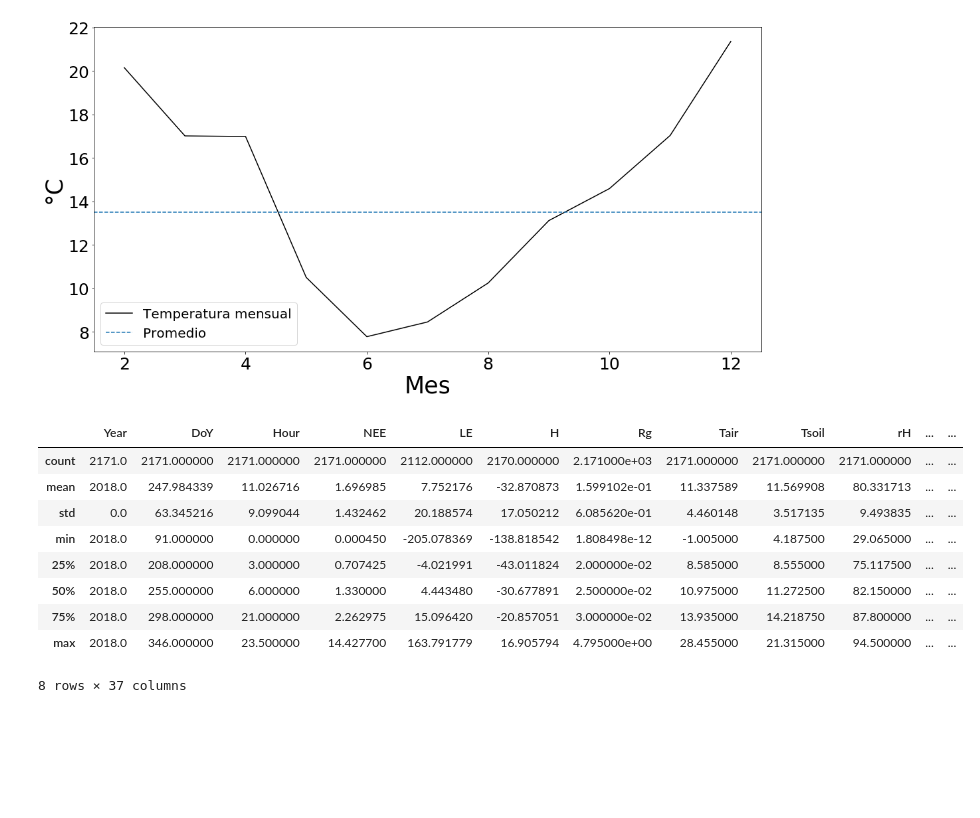
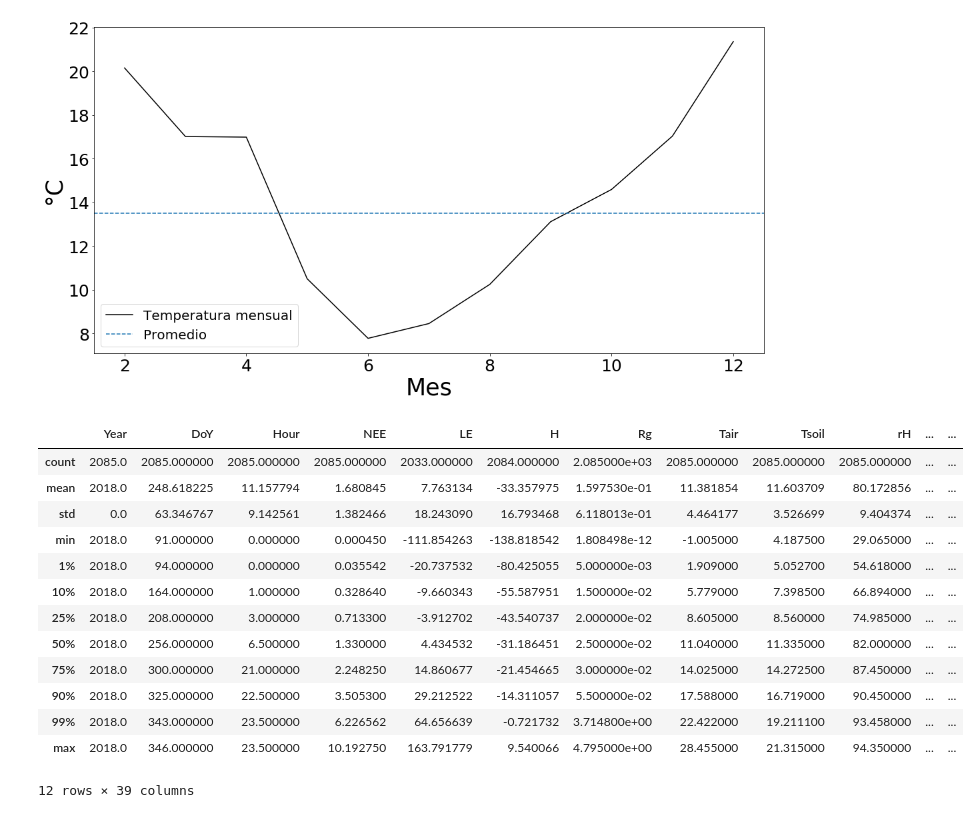
Before and after one commit to Nahu-11/Tesis, a Jupyter notebook: New scripts/Modelo.ipynb, the cells around one changed output. Drawn from its saved outputs; the diff is of its cells as text; code cells hidden in the pictures; blank space fills up the shorter version.

```diff
--- a/New scripts/Modelo.ipynb
+++ b/New scripts/Modelo.ipynb
@@ -264,6 +267,9 @@ Forma:
 max       5.133502e+02
 
 [10 rows x 37 columns]
+# %%
+datos['Error porcent'] = datos['   r_err_co2[%]'] + datos['   noise_co2[%]']
+datos['Error'] = abs(datos['Error porcent']/100 * datos['NEE'])
 # %%
 dias = np.array([0, 16, 46, 76,
                 107, 137, 168, 199,
@@ -295,21 +301,26 @@ plt.legend(['Temperatura mensual', 'Promedio'], fontsize= 20)
 # %%
 datos_validos = datos[(datos['Rg'] < 5)
                       & (datos['Ustar'] > 0.14167)
                       & pd.notna(datos['Tair'])
                       & (datos['NEE'] >= 0)
+                      & (datos['Error porcent'] < 40)
                      ]
-datos_validos.describe()
+datos_validos.describe([0.01, 0.1, 0.25, 0.5, 0.75, 0.9, 0.99])
 # %% [output]
 |  | Year | DoY | Hour | NEE | LE | H | Rg | Tair | Tsoil | rH | ... | ... |
-| count | 2171.0 | 2171.000000 | 2171.000000 | 2171.000000 | 2112.000000 | 2170.000000 | 2.171000e+03 | 2171.000000 | 2171.000000 | 2171.000000 | ... | ... |
-| mean | 2018.0 | 247.984339 | 11.026716 | 1.696985 | 7.752176 | -32.870873 | 1.599102e-01 | 11.337589 | 11.569908 | 80.331713 | ... | ... |
-| std | 0.0 | 63.345216 | 9.099044 | 1.432462 | 20.188574 | 17.050212 | 6.085620e-01 | 4.460148 | 3.517135 | 9.493835 | ... | ... |
-| min | 2018.0 | 91.000000 | 0.000000 | 0.000450 | -205.078369 | -138.818542 | 1.808498e-12 | -1.005000 | 4.187500 | 29.065000 | ... | ... |
-| 25% | 2018.0 | 208.000000 | 3.000000 | 0.707425 | -4.021991 | -43.011824 | 2.000000e-02 | 8.585000 | 8.555000 | 75.117500 | ... | ... |
-| 50% | 2018.0 | 255.000000 | 6.000000 | 1.330000 | 4.443480 | -30.677891 | 2.500000e-02 | 10.975000 | 11.272500 | 82.150000 | ... | ... |
-| 75% | 2018.0 | 298.000000 | 21.000000 | 2.262975 | 15.096420 | -20.857051 | 3.000000e-02 | 13.935000 | 14.218750 | 87.800000 | ... | ... |
-| max | 2018.0 | 346.000000 | 23.500000 | 14.427700 | 163.791779 | 16.905794 | 4.795000e+00 | 28.455000 | 21.315000 | 94.500000 | ... | ... |
+| count | 2085.0 | 2085.000000 | 2085.000000 | 2085.000000 | 2033.000000 | 2084.000000 | 2.085000e+03 | 2085.000000 | 2085.000000 | 2085.000000 | ... | ... |
+| mean | 2018.0 | 248.618225 | 11.157794 | 1.680845 | 7.763134 | -33.357975 | 1.597530e-01 | 11.381854 | 11.603709 | 80.172856 | ... | ... |
+| std | 0.0 | 63.346767 | 9.142561 | 1.382466 | 18.243090 | 16.793468 | 6.118013e-01 | 4.464177 | 3.526699 | 9.404374 | ... | ... |
+| min | 2018.0 | 91.000000 | 0.000000 | 0.000450 | -111.854263 | -138.818542 | 1.808498e-12 | -1.005000 | 4.187500 | 29.065000 | ... | ... |
+| 1% | 2018.0 | 94.000000 | 0.000000 | 0.035542 | -20.737532 | -80.425055 | 5.000000e-03 | 1.909000 | 5.052700 | 54.618000 | ... | ... |
+| 10% | 2018.0 | 164.000000 | 1.000000 | 0.328640 | -9.660343 | -55.587951 | 1.500000e-02 | 5.779000 | 7.398500 | 66.894000 | ... | ... |
+| 25% | 2018.0 | 208.000000 | 3.000000 | 0.713300 | -3.912702 | -43.540737 | 2.000000e-02 | 8.605000 | 8.560000 | 74.985000 | ... | ... |
+| 50% | 2018.0 | 256.000000 | 6.500000 | 1.330000 | 4.434532 | -31.186451 | 2.500000e-02 | 11.040000 | 11.335000 | 82.000000 | ... | ... |
+| 75% | 2018.0 | 300.000000 | 21.000000 | 2.248250 | 14.860677 | -21.454665 | 3.000000e-02 | 14.025000 | 14.272500 | 87.450000 | ... | ... |
+| 90% | 2018.0 | 325.000000 | 22.500000 | 3.505300 | 29.212522 | -14.311057 | 5.500000e-02 | 17.588000 | 16.719000 | 90.450000 | ... | ... |
+| 99% | 2018.0 | 343.000000 | 23.500000 | 6.226562 | 64.656639 | -0.721732 | 3.714800e+00 | 22.422000 | 19.211100 | 93.458000 | ... | ... |
+| max | 2018.0 | 346.000000 | 23.500000 | 10.192750 | 163.791779 | 9.540066 | 4.795000e+00 | 28.455000 | 21.315000 | 94.350000 | ... | ... |
-8 rows × 37 columns
+12 rows × 39 columns
 # %%
 def todo(predictora, modelo):
     # camino = 'C:\\Users\\BIOMET\\Desktop\\Tesis_2\\Modelos\\'
```
Also changed, not shown: parts of 28 cells of this notebook, 1 other file.
